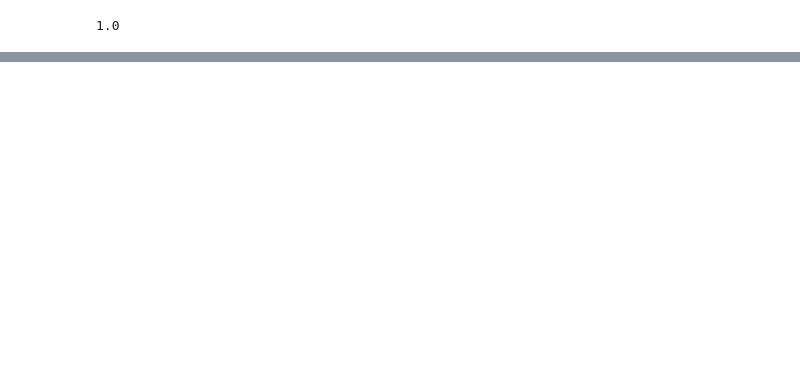
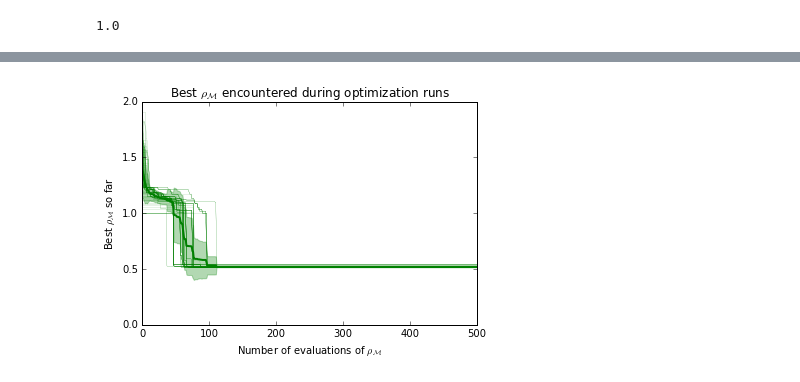
Before and after one commit to maxentile/msm-learn, a Jupyter notebook: notebooks/MCSA for metastability-index optimization.ipynb, the cells around one changed output, grey strips where cells are left out. Cells and saved outputs as stored; diff of their text form; code cells hidden in the pictures; blank space fills up the shorter version.

```diff
--- a/notebooks/MCSA for metastability-index optimization.ipynb
+++ b/notebooks/MCSA for metastability-index optimization.ipynb
@@ -300,5 +296,12 @@ for i in range(n_restarts):
+# %%
+solutions = p.map(maximize, starting_conditions)
+raw_trajs = [[s[1] for s in solution] for solution in solutions]
 # %%
 stoch_trajs = [-np.array(traj) for traj in raw_trajs]
+# %%
+plot(stoch_trajs, color='green')
+# %% [output]
+[figure, added]
 # %%
 plot(trajs, color='blue', label='greedy move set')
 plot(stoch_trajs, color='green', label='stochastic move set')
```
Also changed, not shown: parts of 15 cells of this notebook.
